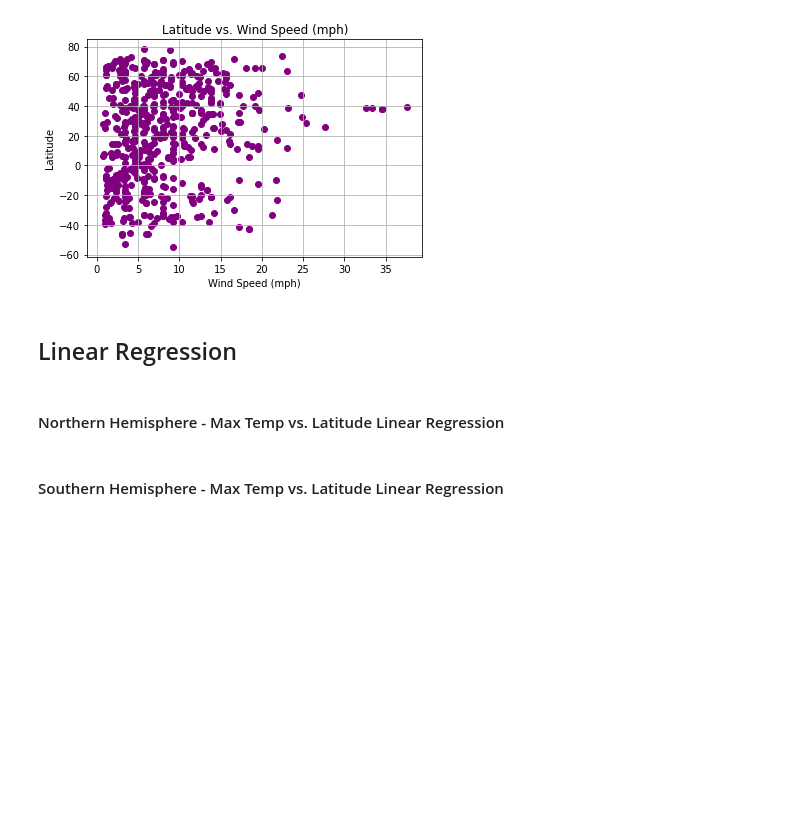
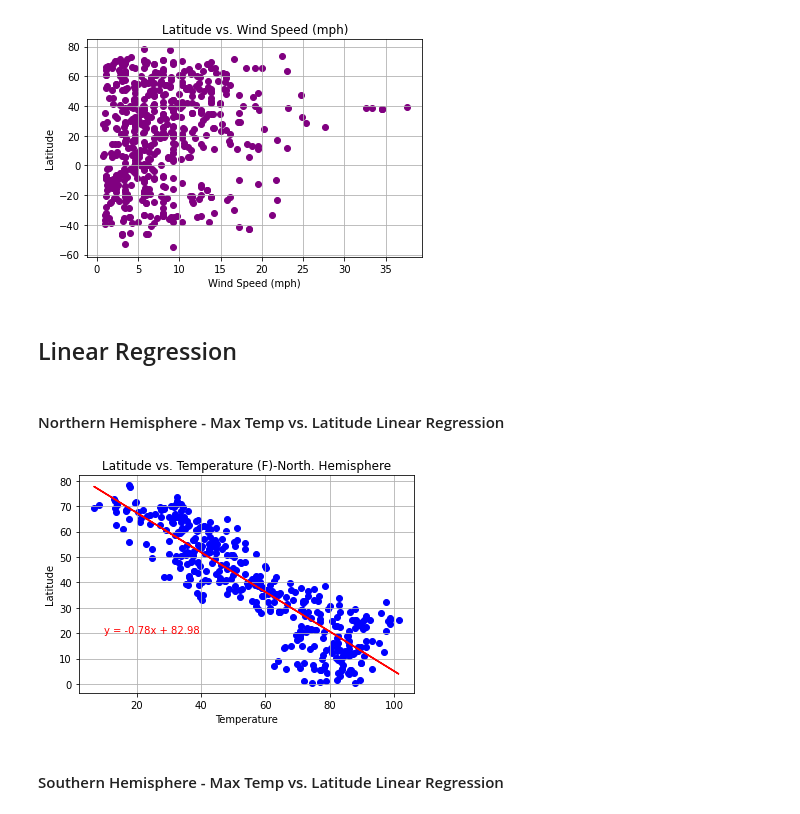
Before and after one commit to caseyjuergens/python-api-challenge, a Jupyter notebook: WeatherPy.ipynb, the cells around one changed output. Cells and saved outputs as stored; diff of their text form; code cells hidden in the pictures; blank space fills up the shorter version.

```diff
--- a/WeatherPy.ipynb
+++ b/WeatherPy.ipynb
@@ -267,3 +284,21 @@ north_hemi=clean_city_data.loc[clean_city_data['Latitude']>0]
 south_hemi=clean_city_data.loc[clean_city_data['Latitude']<0]
 # %% [markdown]
 ####  Northern Hemisphere - Max Temp vs. Latitude Linear Regression
+# %%
+x1= north_hemi["Temperature"]
+y1= north_hemi["Latitude"]
+(slope, intercept, rvalue, pvalue, stderr) = linregress(x1, y1)
+regress_values = x1 * slope + intercept
+line_eq = "y = " + str(round(slope,2)) + "x + " + str(round(intercept,2))
+# %%
+plt.scatter(north_hemi['Temperature'], north_hemi['Latitude'], marker='o', color= 'blue')
+plt.grid()
+plt.plot(x1, regress_values, "r-")
+plt.annotate(line_eq, (10,20), color='red')
+plt.xlabel("Temperature")
+plt.ylabel("Latitude")
+plt.title("Latitude vs. Temperature (F)-North. Hemisphere")
+plt.savefig("../output_data/temp_v_lat-NH")
+plt.show()
+# %% [output]
+[figure, added]
```
Also changed, not shown: parts of 44 cells of this notebook.
